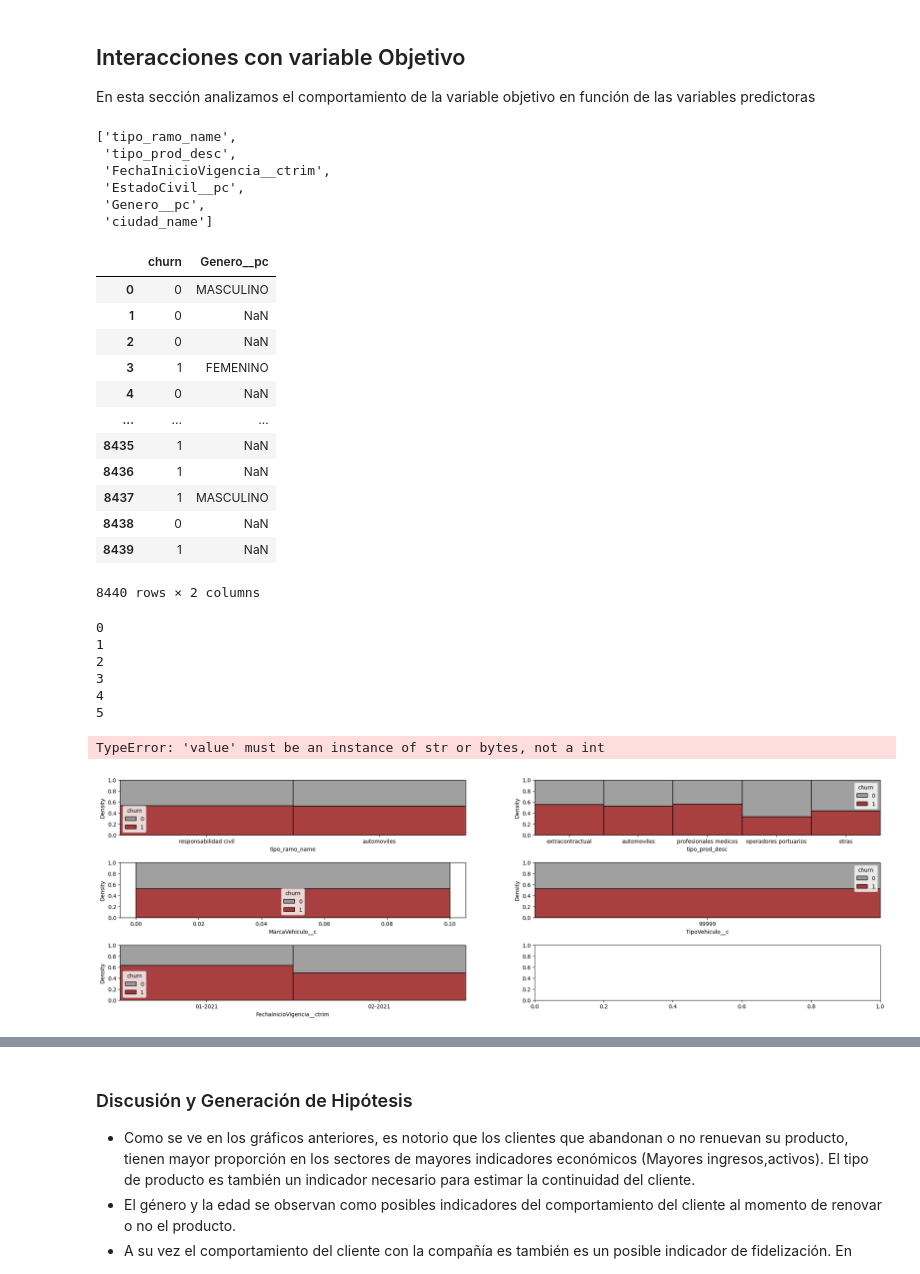
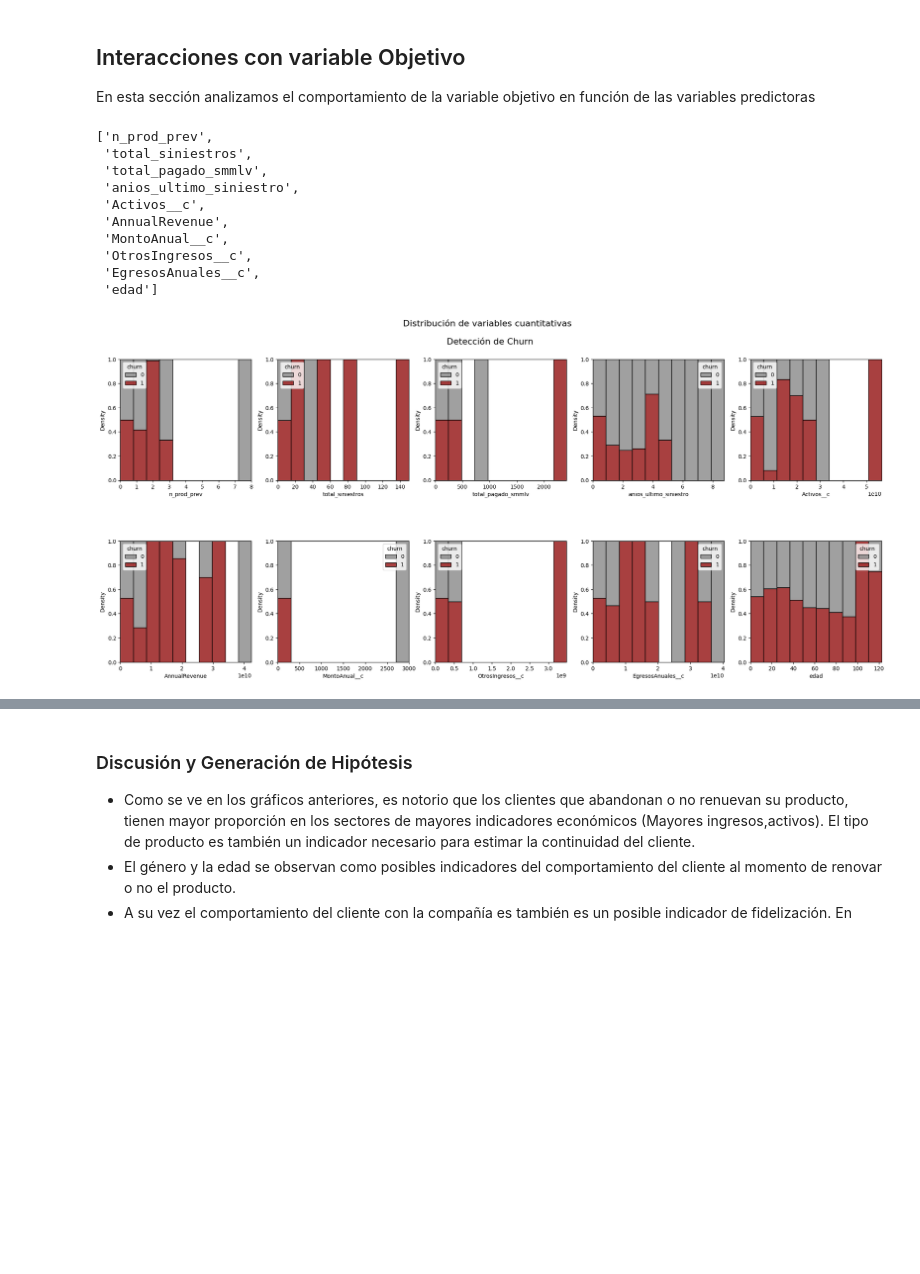
Before and after one commit to statscol/churn-pv-mvp, a Jupyter notebook: 02-Integración_de_data_y_analisis_exploratorio.ipynb, the cells around one changed output, grey strips where cells are left out. Drawn from its saved outputs; the diff is of its cells as text; code cells hidden in the pictures; blank space fills up the shorter version.

```diff
--- a/02-Integración_de_data_y_analisis_exploratorio.ipynb
+++ b/02-Integración_de_data_y_analisis_exploratorio.ipynb
@@ -104,51 +104,31 @@ En esta sección analizamos el comportamiento de la variable objetivo en funció
 #crear lista con nombres de columnas tipo numérico y tipo cadena(string)
 num_cols=[i for i in churn_data.columns.values.tolist() if churn_data[i].dtype!="O" and i not in ['churn','Profesion__pc','MdeloVehiculo__c','Asegurado__c','CodigoTipoAsegurado__c','PuntoVenta__c','RamoTecnico__c','Tipo_poliza_c']]
 str_cols=[i for i in churn_data.columns.values.tolist() if churn_data[i].dtype not in ["int32","float","int64"] and i not in ['churn','MarcaVehiculo__c','NumeroPoliza__c','TipoVehiculo__c','ClaseVehiculo__c','Producto__c','Asegurado__c','CodigoTipoAsegurado__c','PuntoVenta__c','RamoTecnico__c','Tipo_poliza_c','FechaInicioVigencia__ctrim']]
-# %%
-str_cols
-# %% [output]
-['tipo_ramo_name',
- 'tipo_prod_desc',
- 'FechaInicioVigencia__ctrim',
- 'EstadoCivil__pc',
- 'Genero__pc',
- 'ciudad_name']
-# %%
-churn_data[['churn',str_cols[6]]]
-# %% [output]
-|  | churn | Genero__pc |
-| 0 | 0 | MASCULINO |
-| 1 | 0 | NaN |
-| 2 | 0 | NaN |
-| 3 | 1 | FEMENINO |
-| 4 | 0 | NaN |
-| ... | ... | ... |
-| 8435 | 1 | NaN |
-| 8436 | 1 | NaN |
-| 8437 | 1 | MASCULINO |
-| 8438 | 0 | NaN |
-| 8439 | 1 | NaN |
-8440 rows × 2 columns
+# %%
+num_cols
+# %% [output]
+['n_prod_prev',
+ 'total_siniestros',
+ 'total_pagado_smmlv',
+ 'anios_ultimo_siniestro',
+ 'Activos__c',
+ 'AnnualRevenue',
+ 'MontoAnual__c',
+ 'OtrosIngresos__c',
+ 'EgresosAnuales__c',
+ 'edad']
 # %%
 fig = plt.figure(figsize=(25, 10))
-for idx,col in enumerate(str_cols):
-    print(idx)
+for idx,col in enumerate(num_cols):
     aux_data=churn_data[['churn',col]].fillna(0)
-    ax=fig.add_subplot(4,2,idx+1)
+    ax=fig.add_subplot(2,5,idx+1)
     plt.subplots_adjust(hspace = 0.5)
-    sns.histplot(x=col,hue="churn",data=aux_data,ax=ax,multiple="fill",stat="density",bins=10,palette={0:'gray',1:'darkred'})
+    g=sns.histplot(x=col,hue="churn",data=aux_data,ax=ax,multiple="fill",stat="density",bins=10,palette={0:'gray',1:'darkred'})
 
 
 fig.suptitle("Distribución de variables cuantitativas \n \n Detección de Churn",size=16);
 # %% [output]
-0
-1
-2
-3
-4
-5
-TypeError: 'value' must be an instance of str or bytes, not a int
-[figure, old version]
+[figure, new version]
 # %%
 fig = plt.figure(figsize=(25, 20))
 fig.tight_layout()
```
Also changed, not shown: parts of 4 cells of this notebook, 8 other files.
